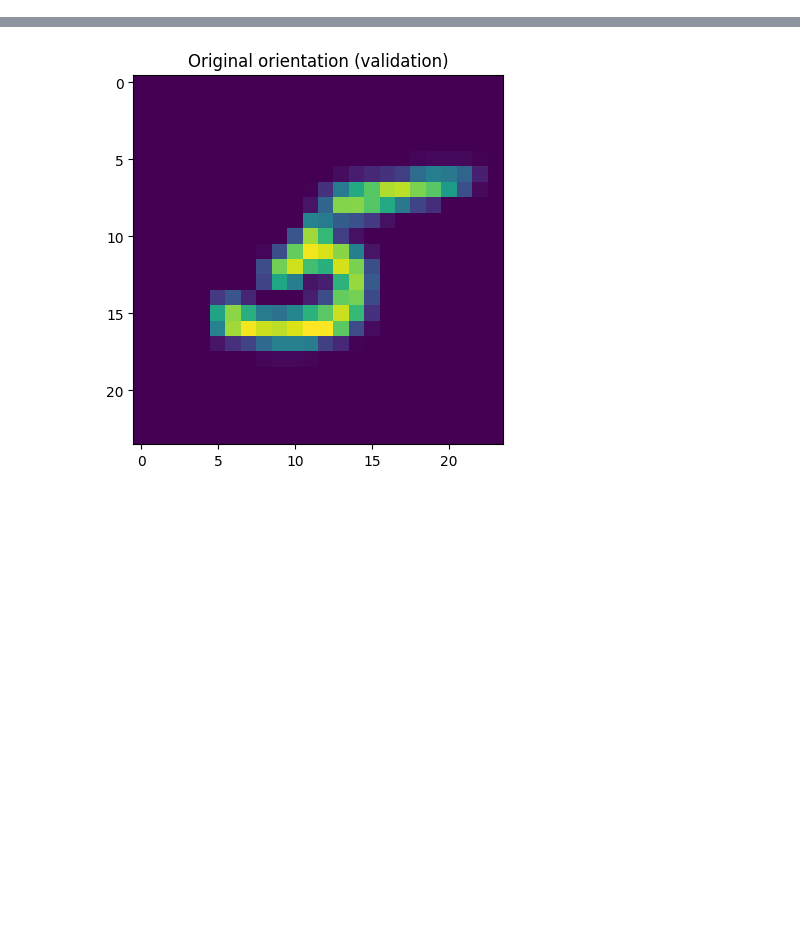
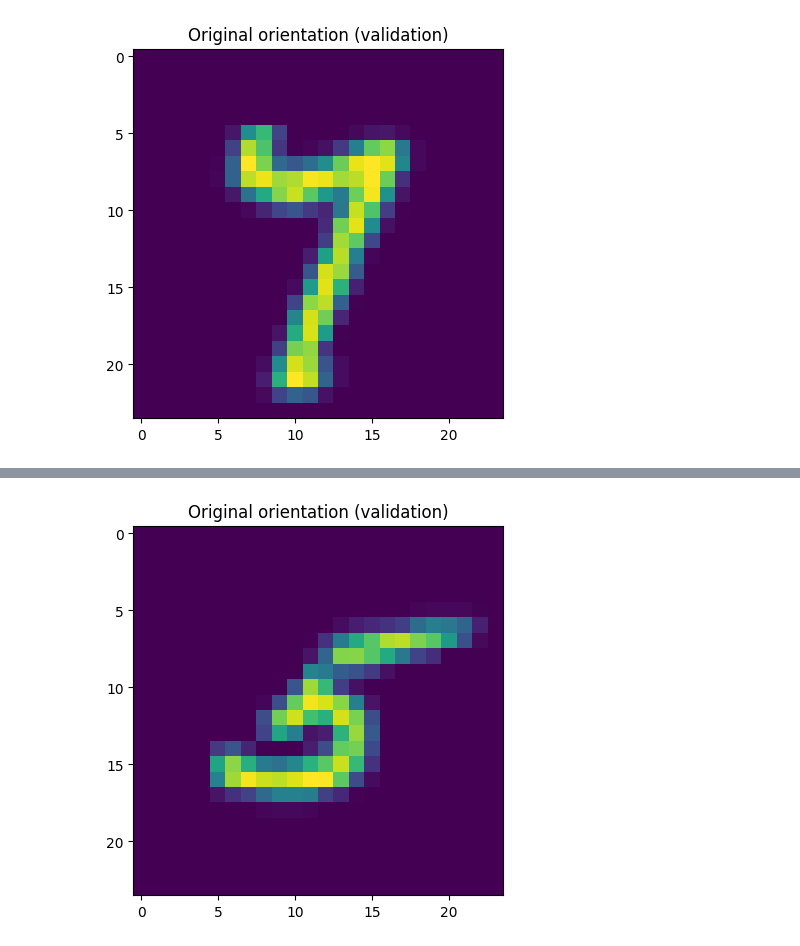
Before and after one commit to TomekNocon/IMMUVIS-PIGVAE, a Jupyter notebook: notebooks/test.ipynb, the cells around one changed output, grey strips where cells are left out. Cells and saved outputs as stored; diff of their text form; code cells hidden in the pictures; blank space fills up the shorter version.

```diff
--- a/notebooks/test.ipynb
+++ b/notebooks/test.ipynb
@@ -114,0 +858,23 @@ args[0].shape: torch.Size([36])
+# %%
+w = nn.Linear(256, 2 * 64)
+activation = torch.nn.SiLU()
+x = w(activation(out[0]))
+
+for i in range(64):
+    for j in range(8):
+        are_close = torch.allclose(x[i], x[i + j*64], rtol=1e-4, atol=1e-5)
+        if not are_close:
+            print(are_close)
+# %%
+batch_size = x.shape[0] // 8
+mu = x[:, : 64]
+logvar = x[:, 64 :]
+std = torch.exp(0.5 * logvar)
+batch_std = std[:batch_size, :]
+batch_eps = torch.randn_like(batch_std)
+eps = (
+    batch_eps.unsqueeze(0)
+    .repeat(8, 1, 1)
+    .view(-1, batch_eps.shape[1])
+)
+x = mu + eps * std
@@ -114,0 +911,11 @@ args[0].shape: torch.Size([36])
+# %%
+mu = x[:, :64]
+logvar = x[:, 64:]
+std = torch.exp(0.5 * logvar)
+# x = mu + eps * std
+# %%
+batch_size = 64
+batch_std = std[:64, :]
+eps = torch.randn_like(batch_std)
+res = eps.unsqueeze(0).repeat(8, 1, 1).view(-1, eps.shape[1])
+x = mu + res * std
@@ -114,0 +956,9 @@ args[0].shape: torch.Size([36])
+# %%
+# The first augmentation (index 0) should be the original orientation
+r_orig = restore_tensor(res[129], 1, 1, 24, 24, 4)
+plt.figure()
+plt.imshow(r_orig.squeeze())
+plt.title("Original orientation (validation)")
+plt.show()
+# %% [output]
+[figure, added]
```
Also changed, not shown: parts of 56 cells of this notebook, 12 other files.
